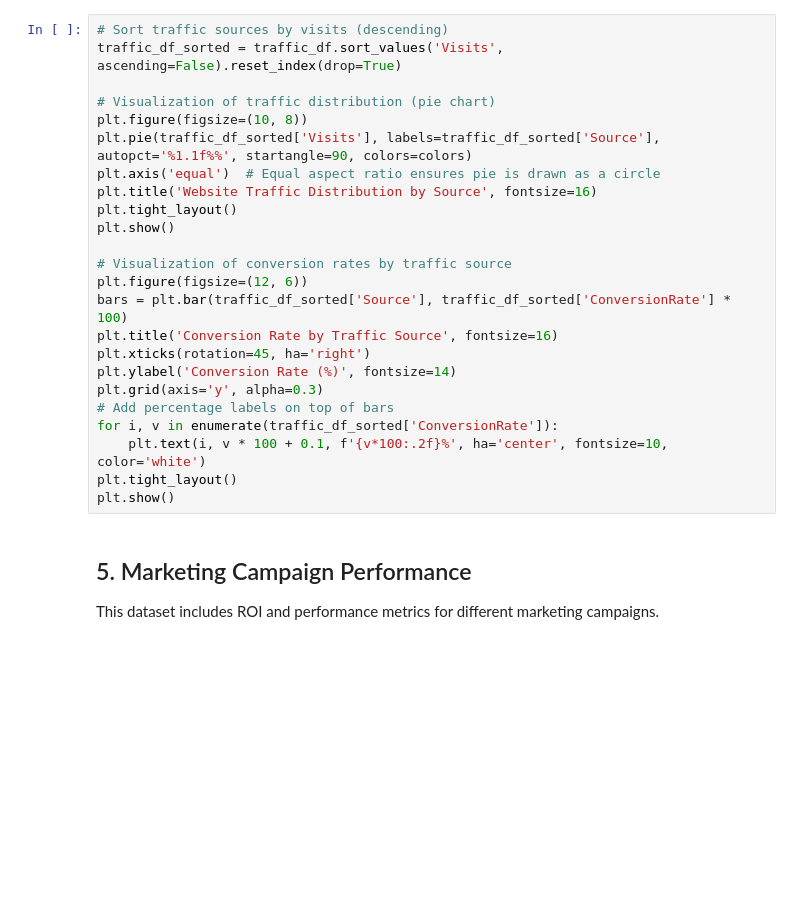
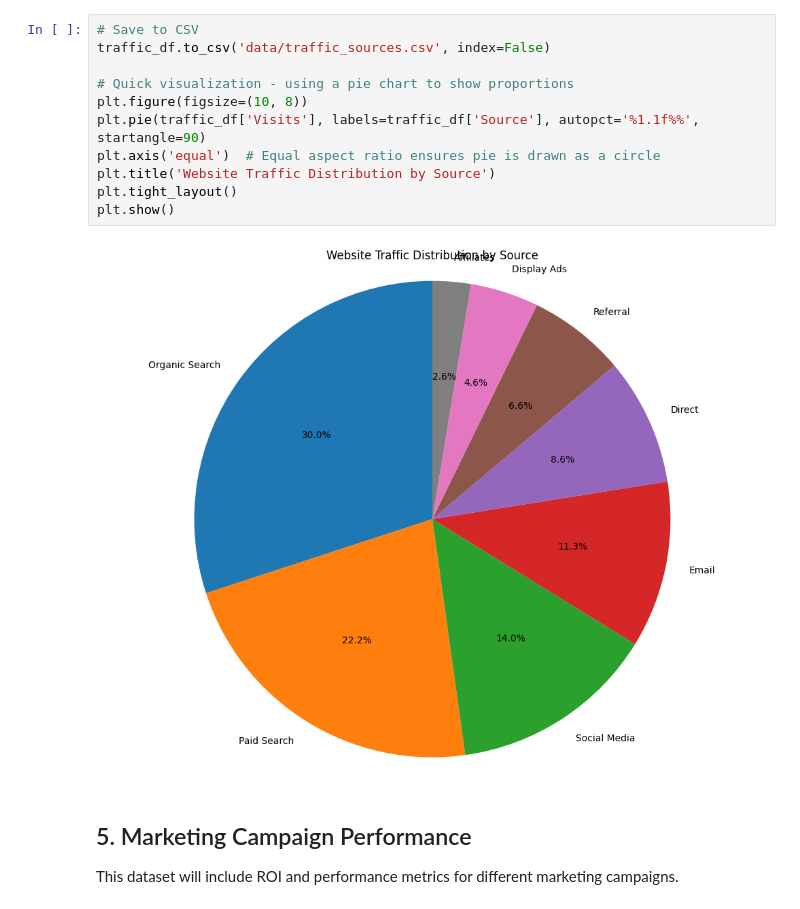
Before and after one commit to xdkaine/CIS3110-A2-AnalyticsDashboard, a Jupyter notebook: analytics_dashboard.ipynb, the cells around one changed output. Drawn from its saved outputs; the diff is of its cells as text; blank space fills up the shorter version.

```diff
--- a/analytics_dashboard.ipynb
+++ b/analytics_dashboard.ipynb
@@ -168,29 +374,18 @@ traffic_df.head()
 # %%
-# Sort traffic sources by visits (descending)
-traffic_df_sorted = traffic_df.sort_values('Visits', ascending=False).reset_index(drop=True)
+# Save to CSV
+traffic_df.to_csv('data/traffic_sources.csv', index=False)
 
-# Visualization of traffic distribution (pie chart)
+# Quick visualization - using a pie chart to show proportions
 plt.figure(figsize=(10, 8))
-plt.pie(traffic_df_sorted['Visits'], labels=traffic_df_sorted['Source'], autopct='%1.1f%%', startangle=90, colors=colors)
+plt.pie(traffic_df['Visits'], labels=traffic_df['Source'], autopct='%1.1f%%', startangle=90)
 plt.axis('equal')  # Equal aspect ratio ensures pie is drawn as a circle
-plt.title('Website Traffic Distribution by Source', fontsize=16)
+plt.title('Website Traffic Distribution by Source')
 plt.tight_layout()
 plt.show()
-
-# Visualization of conversion rates by traffic source
-plt.figure(figsize=(12, 6))
-bars = plt.bar(traffic_df_sorted['Source'], traffic_df_sorted['ConversionRate'] * 100)
-plt.title('Conversion Rate by Traffic Source', fontsize=16)
-plt.xticks(rotation=45, ha='right')
-plt.ylabel('Conversion Rate (%)', fontsize=14)
-plt.grid(axis='y', alpha=0.3)
-# Add percentage labels on top of bars
-for i, v in enumerate(traffic_df_sorted['ConversionRate']):
-    plt.text(i, v * 100 + 0.1, f'{v*100:.2f}%', ha='center', fontsize=10, color='white')
-plt.tight_layout()
-plt.show()
+# %% [output]
+[figure, added]
 # %% [markdown]
 ## 5. Marketing Campaign Performance
 
-This dataset includes ROI and performance metrics for different marketing campaigns.
+This dataset will include ROI and performance metrics for different marketing campaigns.
 # %%
```
Also changed, not shown: parts of 16 cells of this notebook.
